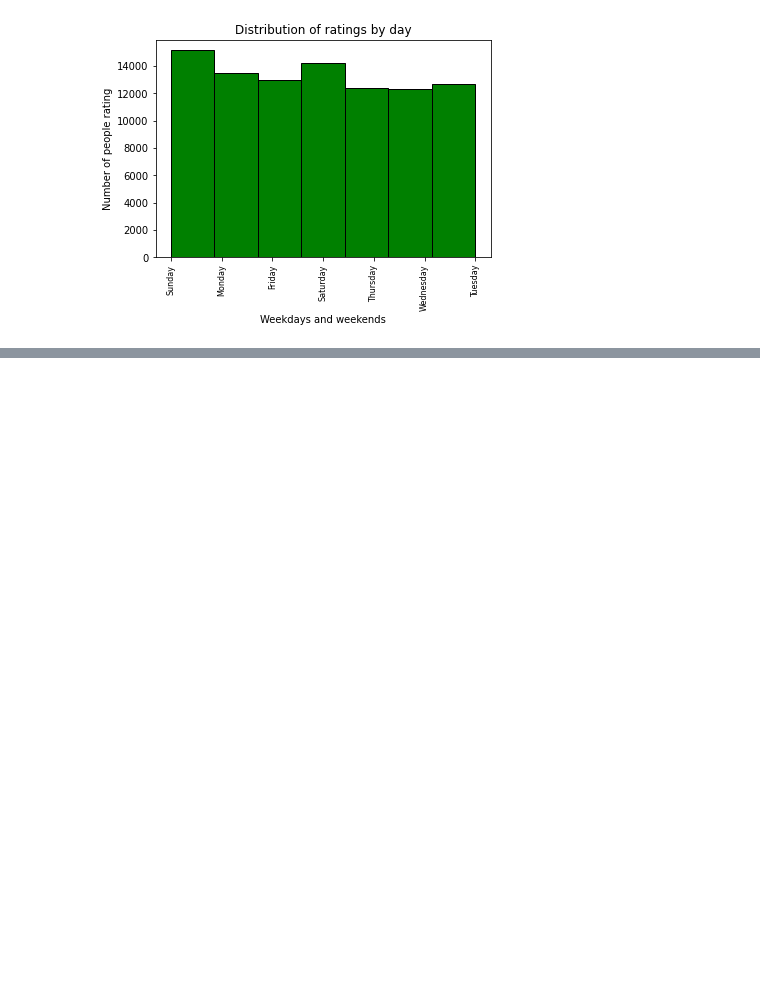
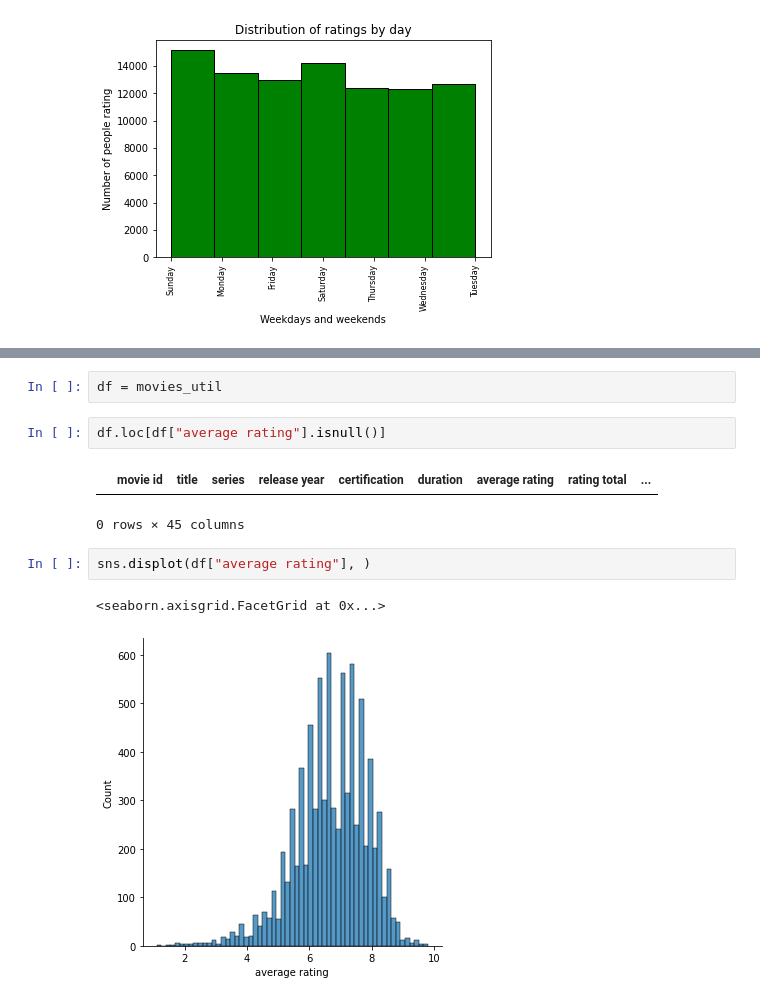
Before and after one commit to JJLEE-20194099/imdb-recommender-system, a Jupyter notebook: [4] Data Exploration.ipynb, the cells around one changed output, grey strips where cells are left out. Drawn from its saved outputs; the diff is of its cells as text; blank space fills up the shorter version.

```diff
--- a/[4] Data Exploration.ipynb
+++ b/[4] Data Exploration.ipynb
@@ -344,0 +420,12 @@ plt.show()
+# %%
+df = movies_util
+# %%
+df.loc[df["average rating"].isnull()]
+# %% [output]
+|  | movie id | title | series | release year | certification | duration | average rating | rating total | ... |
+0 rows × 45 columns
+# %%
+sns.displot(df["average rating"], )
+# %% [output]
+<seaborn.axisgrid.FacetGrid at 0x...>
+[figure, added]
```
Also changed, not shown: parts of 13 cells of this notebook, 16 other files.
